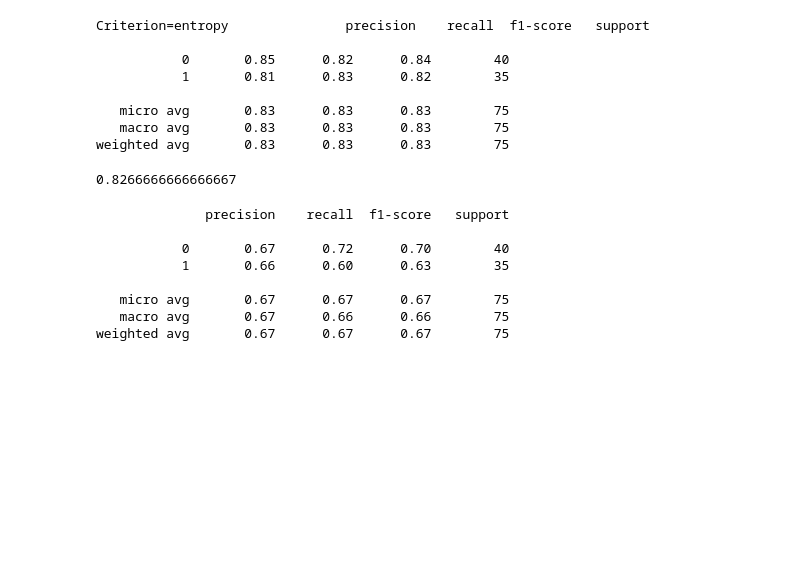
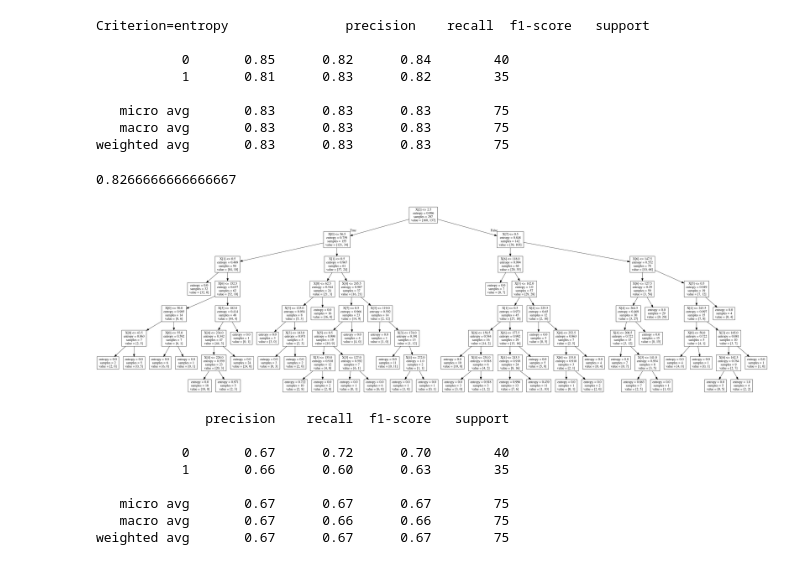
Before and after one commit to BatesJ72/Heart_Disease_ML_Model, a Jupyter notebook: backend/final_model.ipynb, the cells around one changed output. Cells and saved outputs as stored; diff of their text form; code cells hidden in the pictures; blank space fills up the shorter version.

```diff
--- a/backend/final_model.ipynb
+++ b/backend/final_model.ipynb
@@ -295,11 +297,13 @@ accuracy_score(y_test, y_test_pred_dt_p_fin)
 # %%
 # Graphic for decision tree model pruned at 7 using entropy
 
-# dot_data = StringIO()
-# export_graphviz(dt_p_fin, out_file=dot_data)
-# graph = pydotplus.graph_from_dot_data(dot_data.getvalue())
-# graph.write_png("tree.png")
-# Image(graph.create_png())
+dot_data = StringIO()
+export_graphviz(dt_p_fin, out_file=dot_data)
+graph = pydotplus.graph_from_dot_data(dot_data.getvalue())
+graph.write_png("tree.png")
+Image(graph.create_png())
+# %% [output]
+[figure, added]
 # %%
 # Random Forest Model
 
```
Also changed, not shown: parts of 2 cells of this notebook, 2 other files.
